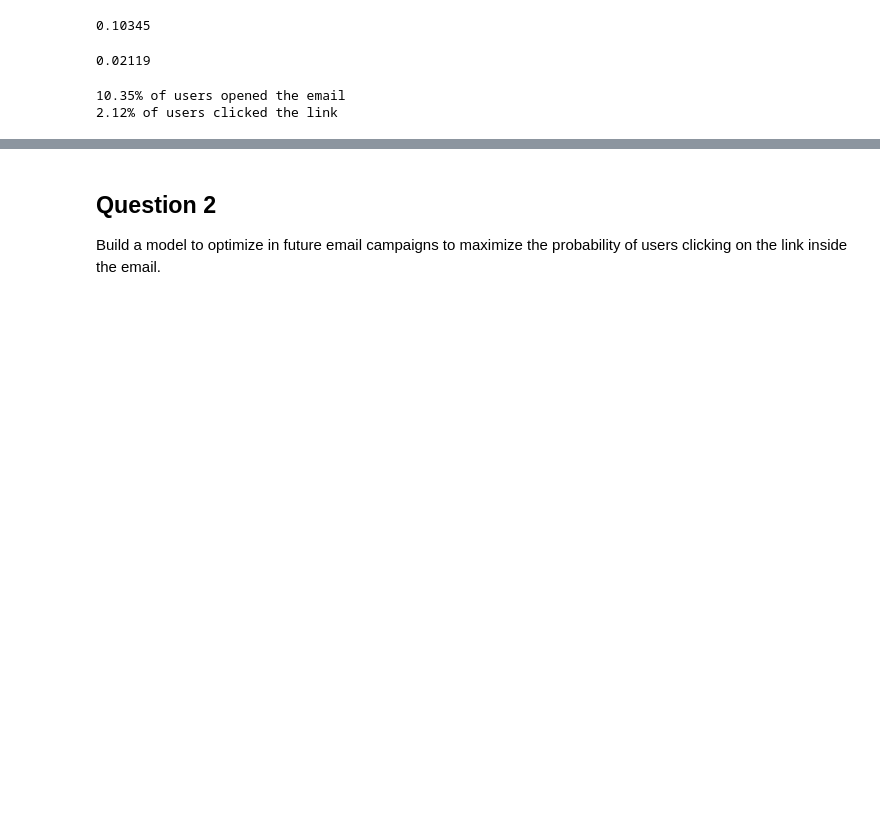
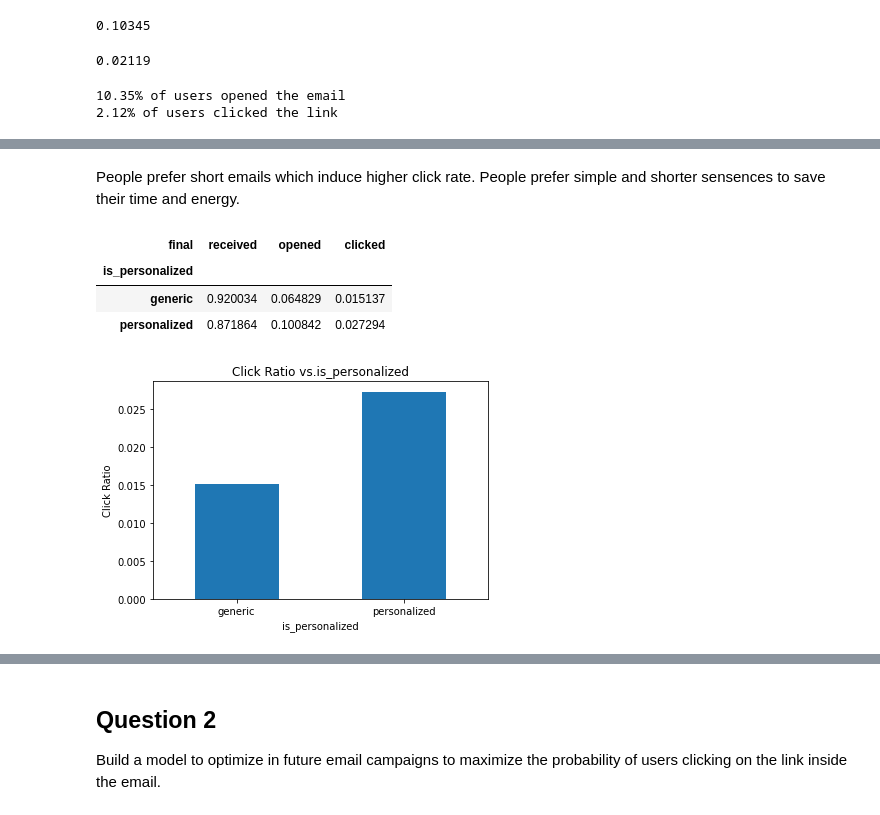
Before and after one commit to Aliciaworld/DS-TakeHomeChallenges, a Jupyter notebook: 07. Marketing Email Campaign.ipynb, the cells around one changed output, grey strips where cells are left out. Drawn from its saved outputs; the diff is of its cells as text; code cells hidden in the pictures; blank space fills up the shorter version.

```diff
--- a/07. Marketing Email Campaign.ipynb
+++ b/07. Marketing Email Campaign.ipynb
@@ -133,0 +184,11 @@ print("{:.2f}% of users clicked the link".format(click_percentage * 100))
+# %% [markdown]
+People prefer short emails which induce higher click rate. People prefer simple and shorter sensences to save their time and energy.
+# %%
+# check if personlized email will produce more click rate
+feature_plot('is_personalized')
+# %% [output]
+| final | received | opened | clicked |
+| is_personalized |  |  |  |
+| generic | 0.920034 | 0.064829 | 0.015137 |
+| personalized | 0.871864 | 0.100842 | 0.027294 |
+[figure, added]
```
Also changed, not shown: parts of 50 cells of this notebook.
